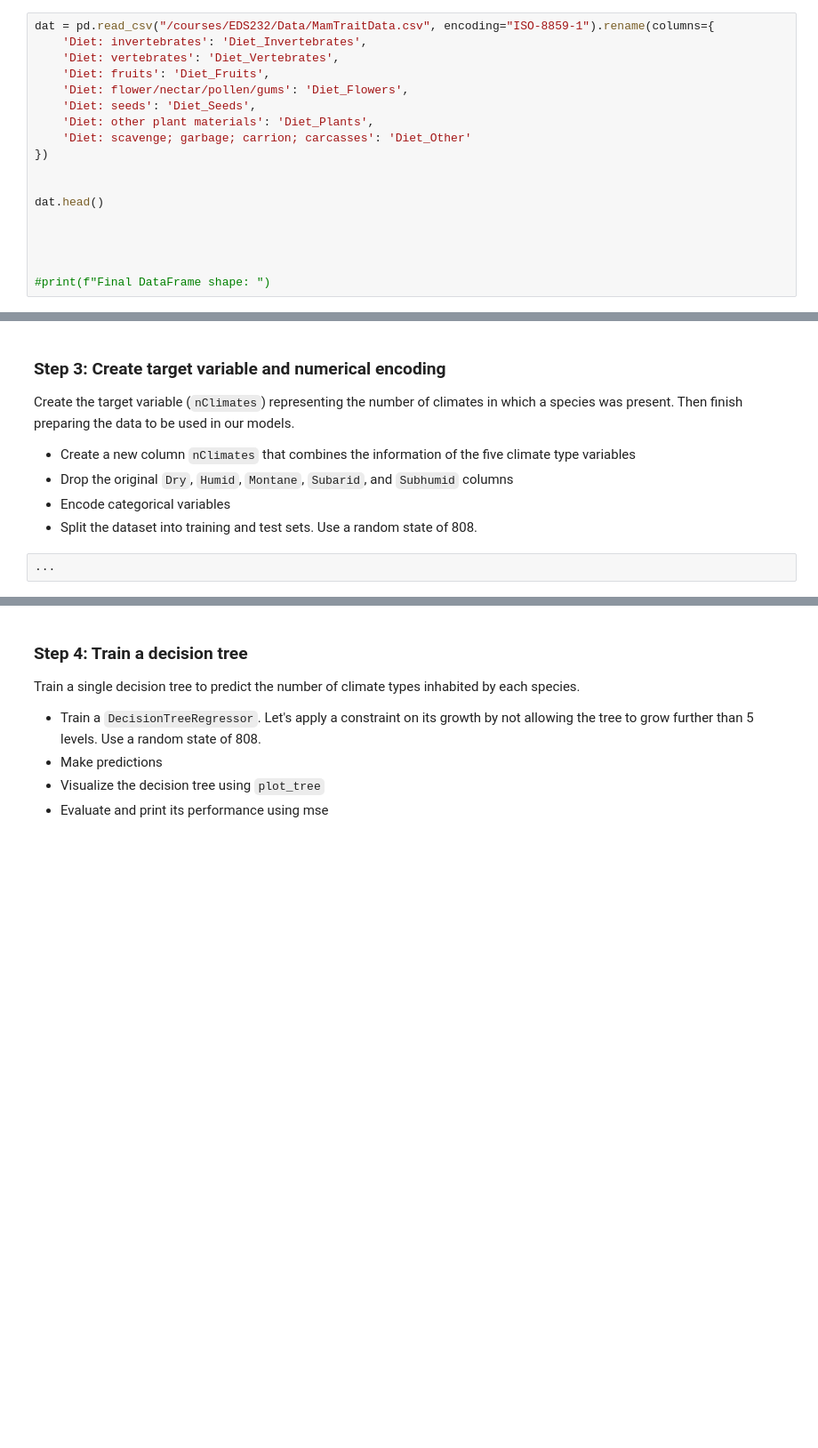
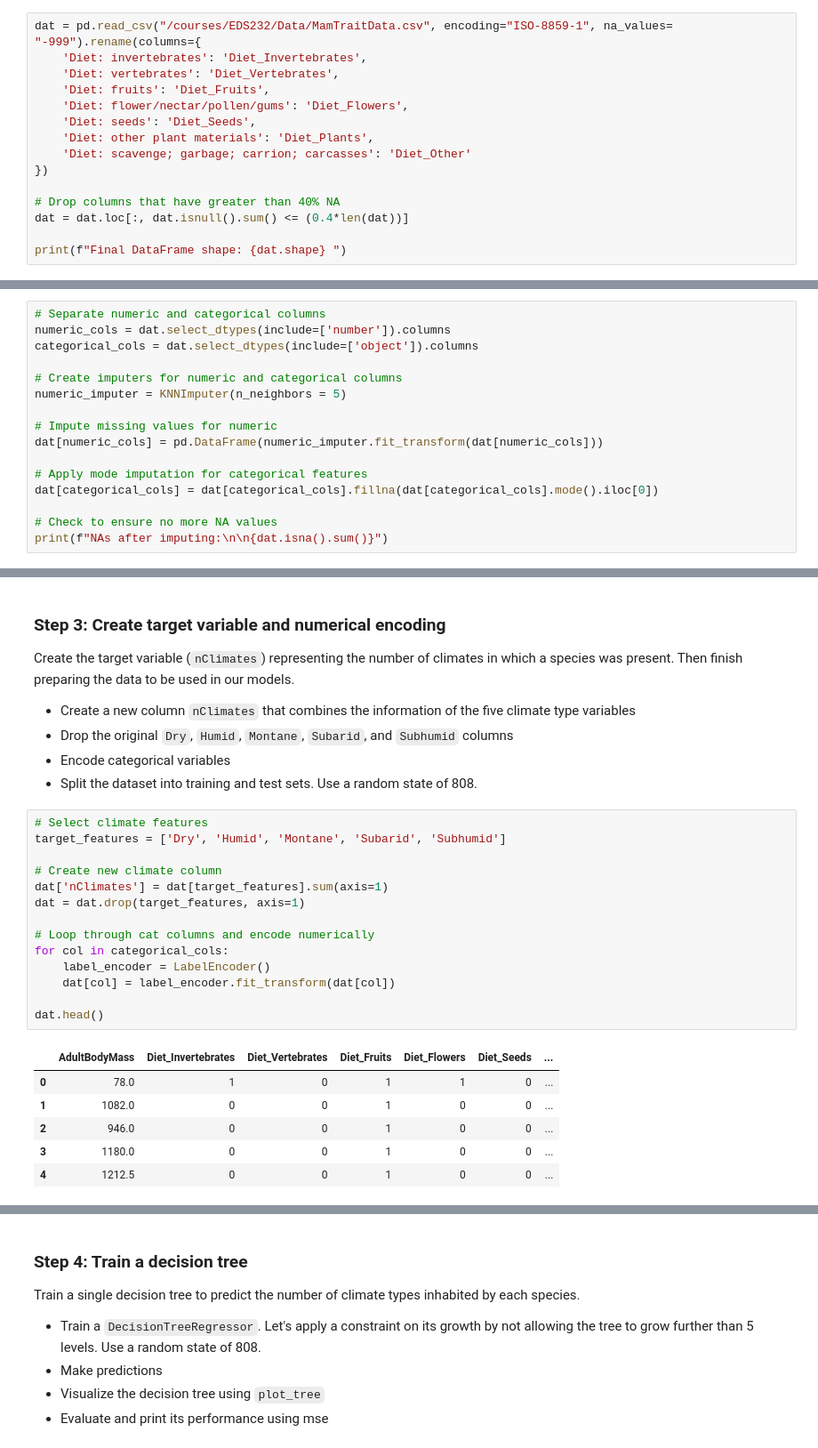
Before and after one commit to kimberleewong/EDS232-labs, a Jupyter notebook: Week6/lab6-mammal-traits.ipynb, the cells around one changed output, grey strips where cells are left out. Shown at 89% size. Saved outputs shown, nothing was run; the diff lists cells and outputs as text; blank space fills up the shorter version.

```diff
--- a/Week6/lab6-mammal-traits.ipynb
+++ b/Week6/lab6-mammal-traits.ipynb
@@ -22,7 +22,7 @@ from sklearn.preprocessing import LabelEncoder
 Similar to last week, we will need to take some steps to get the data in a usable form. We again reformat the diet-related variable names to match this set: `Diet_Vertebrates`,
     `Diet_Fruits`, `Diet_Flowers`, `Diet_Seeds`, `Diet_Plants`, `Diet_Other`. Then drop columns that are not relevant functional traits or climate type variables.   Next, drop any remaining  variables that have greater than 40% of the observations missing. Print the final dataframe shape.
 # %%
-dat = pd.read_csv("/courses/EDS232/Data/MamTraitData.csv", encoding="ISO-8859-1").rename(columns={
+dat = pd.read_csv("/courses/EDS232/Data/MamTraitData.csv", encoding="ISO-8859-1", na_values= "-999").rename(columns={
     'Diet: invertebrates': 'Diet_Invertebrates',
     'Diet: vertebrates': 'Diet_Vertebrates',
     'Diet: fruits': 'Diet_Fruits',
@@ -32,11 +32,8 @@ dat = pd.read_csv("/courses/EDS232/Data/MamTraitData.csv", encoding="ISO-8859-1"
     'Diet: scavenge; garbage; carrion; carcasses': 'Diet_Other'
 })
 
+# Drop columns that have greater than 40% NA
+dat = dat.loc[:, dat.isnull().sum() <= (0.4*len(dat))]
 
-dat.head()
-
-
-
-
-#print(f"Final DataFrame shape: ")
+print(f"Final DataFrame shape: {dat.shape} ")
 # %% [output]
@@ -54,0 +66,16 @@ Now impute the values of the missing data in the remaining numeric columns using
+# %%
+# Separate numeric and categorical columns
+numeric_cols = dat.select_dtypes(include=['number']).columns
+categorical_cols = dat.select_dtypes(include=['object']).columns
+
+# Create imputers for numeric and categorical columns
+numeric_imputer = KNNImputer(n_neighbors = 5)
+
+# Impute missing values for numeric
+dat[numeric_cols] = pd.DataFrame(numeric_imputer.fit_transform(dat[numeric_cols]))
+
+# Apply mode imputation for categorical features
+dat[categorical_cols] = dat[categorical_cols].fillna(dat[categorical_cols].mode().iloc[0])
+
+# Check to ensure no more NA values
+print(f"NAs after imputing:\n\n{dat.isna().sum()}")
@@ -60,5 +108,24 @@ Create the target variable (`nClimates`) representing the  number of climates in
 - Drop the original `Dry`, `Humid`, `Montane`, `Subarid`, and `Subhumid` columns
 - Encode categorical variables
 - Split the dataset into training and test sets. Use a random state of 808.
-# %%
-...
+# %%
+# Select climate features
+target_features = ['Dry', 'Humid', 'Montane', 'Subarid', 'Subhumid']
+
+# Create new climate column
+dat['nClimates'] = dat[target_features].sum(axis=1)
+dat = dat.drop(target_features, axis=1)
+
+# Loop through cat columns and encode numerically
+for col in categorical_cols:
+    label_encoder = LabelEncoder()
+    dat[col] = label_encoder.fit_transform(dat[col])
+
+dat.head()
+# %% [output]
+|  | AdultBodyMass | Diet_Invertebrates | Diet_Vertebrates | Diet_Fruits | Diet_Flowers | Diet_Seeds | ... |
+| 0 | 78.0 | 1 | 0 | 1 | 1 | 0 | ... |
+| 1 | 1082.0 | 0 | 0 | 1 | 0 | 0 | ... |
+| 2 | 946.0 | 0 | 0 | 1 | 0 | 0 | ... |
+| 3 | 1180.0 | 0 | 0 | 1 | 0 | 0 | ... |
+| 4 | 1212.5 | 0 | 0 | 1 | 0 | 0 | ... |
```
Also changed, not shown: parts of 22 cells of this notebook.
